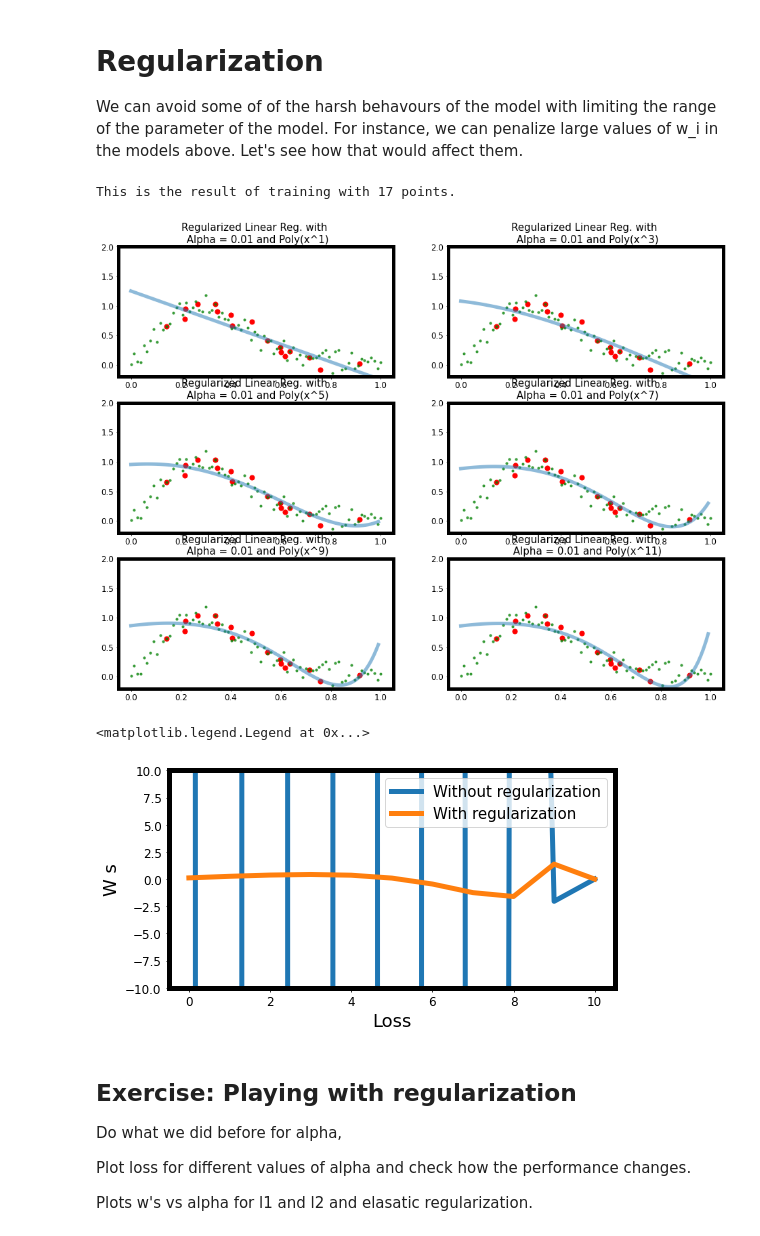
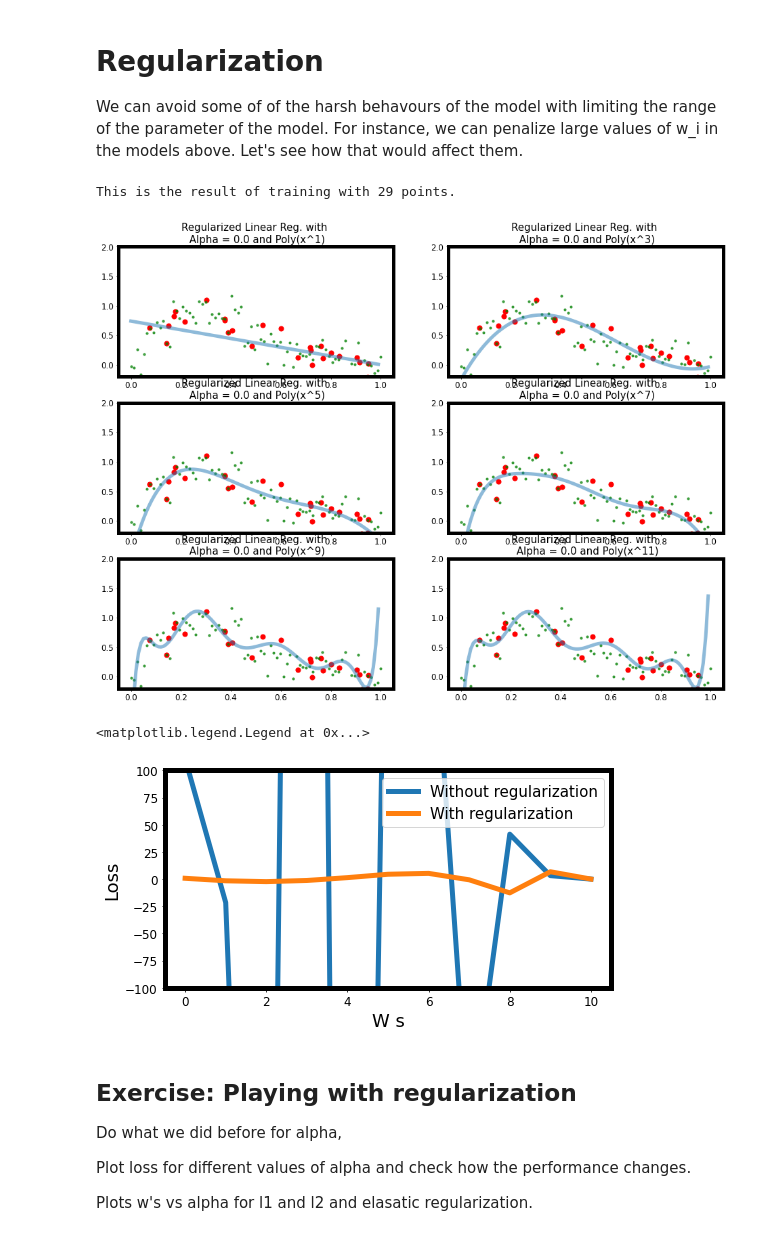
Before and after one commit to sraeisi/Machine_Learning_Physics_Winter20, a Jupyter notebook: Chpt3/Model_Selection.ipynb, the cells around one changed output. Saved outputs shown, nothing was run; the diff lists cells and outputs as text; code cells hidden in the pictures.

```diff
--- a/Chpt3/Model_Selection.ipynb
+++ b/Chpt3/Model_Selection.ipynb
@@ -335,15 +334,13 @@ Y = Y + noise
 X_train, X_test, Y_train, Y_test = train_test_split(X, Y, random_state = 0, shuffle=True)
 # %%
 
-n_rate = 35   #We only keep a subset of the points, every n_rate points.
+n_rate = 20   #We only keep a subset of the points, every n_rate points.
 print(f'This is the result of training with {len(X_train[::n_rate])} points.\n')
-
-from sklearn.preprocessing import PolynomialFeatures
 
 
 from sklearn.linear_model import LinearRegression, Ridge, Lasso
 ##Let's have a regularization parameter.
-a = .01
+a = .00
 reg = Ridge(alpha = a)
 
 ## It is convenient to make pipelines to get all the different pieces together.
@@ -376,26 +373,26 @@ for deg in deg_list:
     ax.set_ylim(-.2, 2 )
     ax.plot(x_range, y_rg_list, alpha =.5)
 # %% [output]
-This is the result of training with 17 points.
+This is the result of training with 29 points.
-[figure, old version]
+[figure, new version]
 # %%
 ### Let's see what the regularization does to a polynomial model.
 deg = 10
 polynomial_features = PolynomialFeatures(degree=deg)
 
 
 fig = plt.figure()
-ax = fig.add_subplot(111, xlabel='Loss', ylabel="W s")
+ax = fig.add_subplot(111, xlabel='W s', ylabel="Loss")
 
 reg = Ridge(alpha = 0).fit(poly_features( X, deg), Y)
 
 ax.plot(reg.coef_[0]  , label='Without regularization')
 
-reg = Ridge(alpha = 1).fit(poly_features( X, deg), Y)
+reg = Ridge(alpha = .01).fit(poly_features( X, deg), Y)
 
 ax.plot(reg.coef_[0]  , label='With regularization')
-ax.set_ylim([-10,10])
+ax.set_ylim([-100,100])
 plt.legend(loc=0)
 # %% [output]
 <matplotlib.legend.Legend at 0x...>
-[figure, old version]
+[figure, new version]
```
Also changed, not shown: parts of 12 cells of this notebook.
